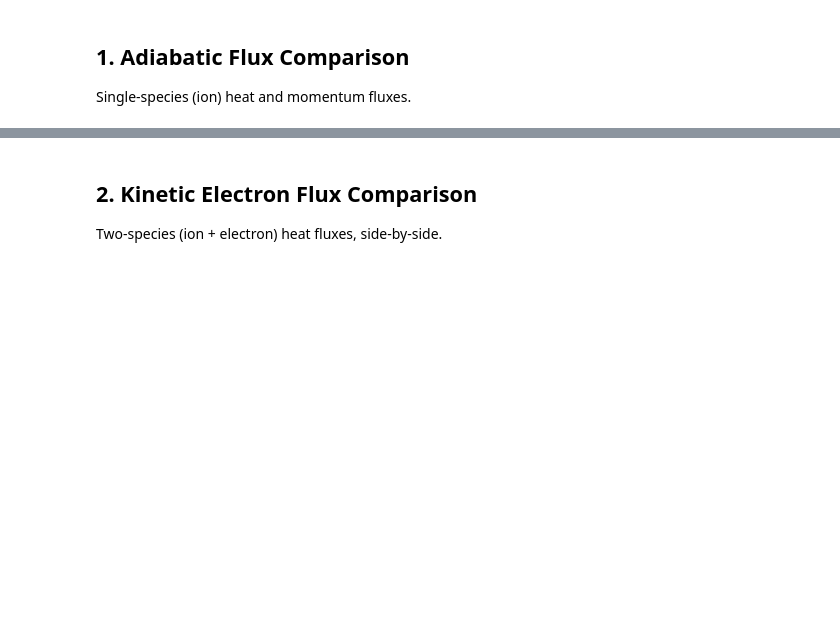
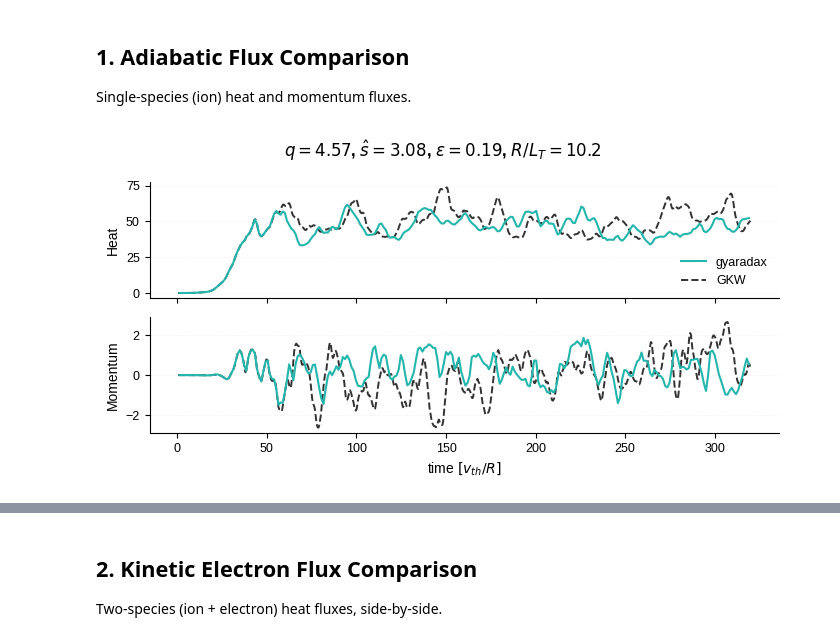
Before and after one commit to gerkone/gyaradax, a Jupyter notebook: notebooks/examine_validation.ipynb, the cells around one changed output, grey strips where cells are left out. Saved outputs shown, nothing was run; the diff lists cells and outputs as text; code cells hidden in the pictures; blank space fills up the shorter version.

```diff
--- a/notebooks/examine_validation.ipynb
+++ b/notebooks/examine_validation.ipynb
@@ -46,7 +67,9 @@ for out_dir in adiabatic_dirs:
         continue
 
     sim_flux = np.load(flux_path)["fluxes"]
-    sim_time = np.load(growth_path)["time"]
+    growth_data = np.load(growth_path)
+    sim_time = growth_data["time"]
+    sim_growth = growth_data["growth"]
 
     config_name = out_dir.replace("validation_outputs_", "")
     config_path = os.path.join("..", "configs", f"{config_name}.yaml")
@@ -54,6 +77,7 @@ for out_dir in adiabatic_dirs:
     ref_time, ref_fluxes = None, None
     kx, ky = None, None
     title = config_name
+    ref_dir = None
     if os.path.exists(config_path):
         cfg = load_config(config_path)
         ref_dir = cfg.run.data_dir
@@ -72,45 +96,91 @@ for out_dir in adiabatic_dirs:
         eps = float(geom["eps"])
         rlt = float(np.asarray(geom["rlt"]).flat[0])
         title = (
             rf"$q={q:.2f}$, $\hat{{s}}={shat:.2f}$, "
             rf"$\varepsilon={eps:.2f}$, $R/L_T={rlt:.1f}$"
         )
 
+    # fluxes
     fig = plot_flux_trace(
         sim_time,
         sim_flux.T[[1, 2]],
         ref_time=ref_time,
         ref_fluxes=ref_fluxes[[1, 2]] if ref_fluxes is not None else None,
         labels=["Heat", "Momentum"],
         title=title,
     )
     fig.savefig(f"figs/fluxes_{config_name}.pdf")
+    plt.show()
 
-    # spectra
+    # per-ky growth rates (time series)
+    if sim_growth.ndim == 2 and ky is not None:
+        ref_time_dat = None
+        if ref_dir:
+            t_path = os.path.join(ref_dir, "time.dat")
+            if os.path.exists(t_path):
+                rd = np.loadtxt(t_path)
+                if rd.ndim == 2 and rd.shape[1] >= 2:
+                    ref_time_dat = rd
+
+        fig_gr = plot_growth_rates(
+            sim_time, sim_growth, ky=ky,
+            ref_time=ref_time_dat, title=title,
+        )
+        fig_gr.savefig(f"figs/growth_{config_name}.pdf")
+        plt.show()
+
+        # 2x2 growth rate snapshots: gamma(ky) at 4 timesteps
+        ref_growth_dat, ref_time_1d = None, None
+        if ref_dir:
+            gdat_path = os.path.join(ref_dir, "growth.dat")
+            tdat_path = os.path.join(ref_dir, "time.dat")
+            if os.path.exists(gdat_path) and os.path.exists(tdat_path):
+                ref_growth_dat = np.loadtxt(gdat_path)
+                ref_time_1d = np.loadtxt(tdat_path)
+                if ref_time_1d.ndim == 2:
+                    ref_time_1d = ref_time_1d[:, 0]
+
+        fig_snap = plot_growth_snapshots(
+            ky, sim_growth, sim_time,
+            ref_growth=ref_growth_dat, ref_time=ref_time_1d,
+            title=title,
+        )
+        fig_snap.savefig(f"figs/growth_snap_{config_name}.pdf")
+        plt.show()
+
+    # time-averaged spectra
+    ky_spec_path = os.path.join(path, "kyspec.npz")
     kx_spec_path = os.path.join(path, "kxspec.npz")
-    ky_spec_path = os.path.join(path, "kyspec.npz")
     if (
         os.path.exists(kx_spec_path)
         and os.path.exists(ky_spec_path)
         and kx is not None
     ):
         avg_count = 80
-        kx_spec_avg = np.mean(np.load(kx_spec_path)["kx_spec"][-avg_count:], axis=0)
-        ky_spec_avg = np.mean(np.load(ky_spec_path)["ky_spec"][-avg_count:], axis=0)
+        kx_spec_raw = np.load(kx_spec_path)["kx_spec"]
+        ky_spec_raw = np.load(ky_spec_path)["ky_spec"]
+
+        if kx_spec_raw.shape[-1] != len(kx) or ky_spec_raw.shape[-1] != len(ky):
+            print(f"skipping spectra for {config_name}: shape mismatch")
+            continue
+
+        kx_spec_avg = np.mean(kx_spec_raw[-avg_count:], axis=0)
+        ky_spec_avg = np.mean(ky_spec_raw[-avg_count:], axis=0)
 
         ref_kx_spec, ref_ky_spec = None, None
-        ref_kx_path = os.path.join(ref_dir, "kxspec")
-        ref_ky_path = os.path.join(ref_dir, "kyspec")
-        if os.path.exists(ref_kx_path) and os.path.exists(ref_ky_path):
-            ref_kx_spec = np.mean(np.loadtxt(ref_kx_path)[-avg_count * 3 :], axis=0)
-            ref_ky_spec = np.mean(np.loadtxt(ref_ky_path)[-avg_count * 3 :], axis=0)
+        if ref_dir:
+            ref_kx_path = os.path.join(ref_dir, "kxspec")
+            ref_ky_path = os.path.join(ref_dir, "kyspec")
+            if os.path.exists(ref_kx_path) and os.path.exists(ref_ky_path):
+                ref_kx_spec = np.mean(np.loadtxt(ref_kx_path)[-avg_count * 3:], axis=0)
+                ref_ky_spec = np.mean(np.loadtxt(ref_ky_path)[-avg_count * 3:], axis=0)
 
         fig_spec = plot_spectra(
-            kx=kx,
-            ky=ky,
-            kx_spec=kx_spec_avg,
-            ky_spec=ky_spec_avg,
-            ref_kx_spec=ref_kx_spec,
-            ref_ky_spec=ref_ky_spec,
+            kx=kx, ky=ky,
+            kx_spec=kx_spec_avg, ky_spec=ky_spec_avg,
+            ref_kx_spec=ref_kx_spec, ref_ky_spec=ref_ky_spec,
         )
         fig_spec.savefig(f"figs/spectra_{config_name}.pdf")
+        plt.show()
+# %% [output]
+[figure, added]
```
Also changed, not shown: parts of 7 cells of this notebook, 20 other files.
